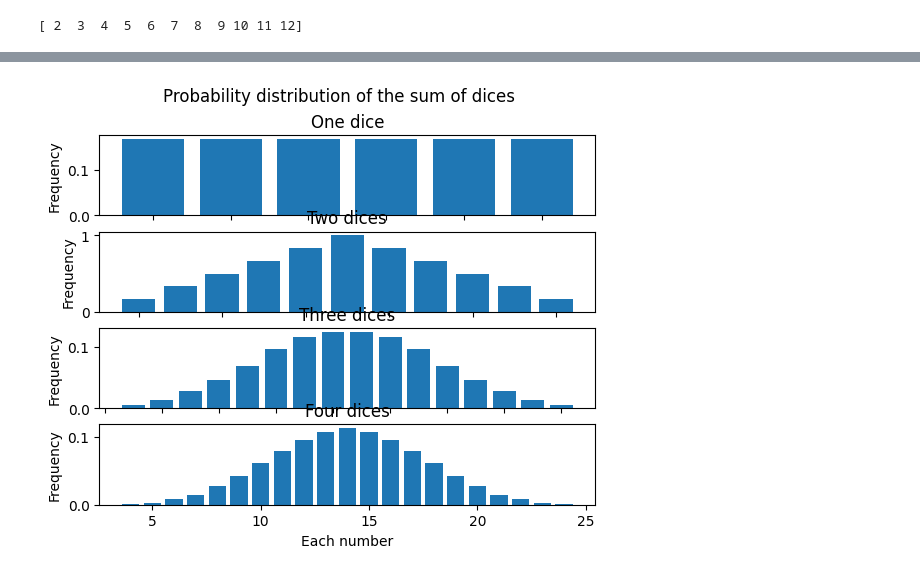
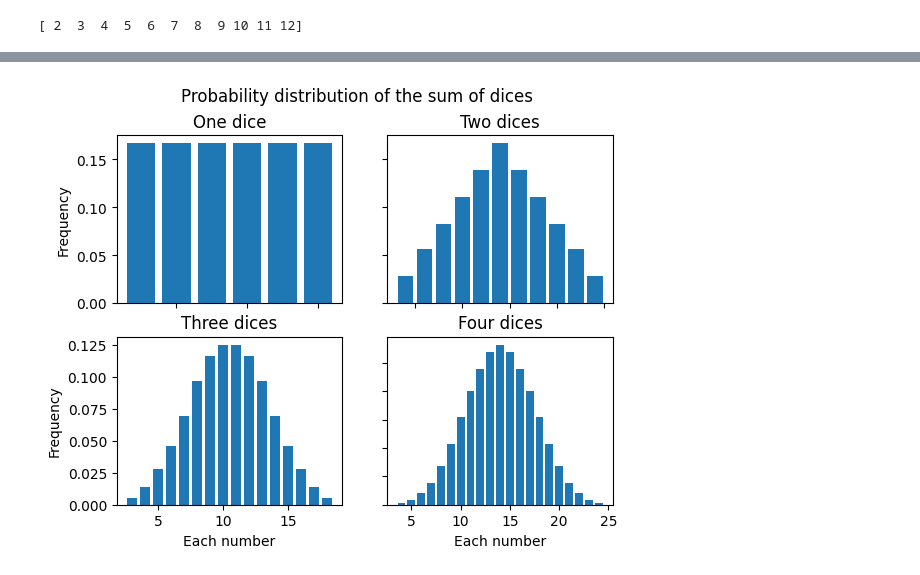
Before and after one commit to Siwenli0615/Siwen-ITHS-AI23, a Jupyter notebook: exercises/10_numpy.ipynb, the cells around one changed output, grey strips where cells are left out. Saved outputs shown, nothing was run; the diff lists cells and outputs as text; code cells hidden in the pictures.

```diff
--- a/exercises/10_numpy.ipynb
+++ b/exercises/10_numpy.ipynb
@@ -277,7 +272,7 @@ count_value = np.bincount(result_flattened - number_dice )
 #print(f"counted value: {count_value}")
 tot2 = len(result_flattened)
 #print(tot2)
-freq2 = np.round(count_value/tot1,3)
+freq2 = np.round(count_value/tot2,3)
 #print(f"frequency{number_dice}: {freq2}")
 
 number_dice = 3
@@ -295,40 +290,40 @@ number_dice = 4
 result = [[[[x+y+z+a for x in range(1,7)]for y in range(1,7)]for z in range(1,7)]for a in range(1,7)]
 result_array = np.array(result)
 result_unique4 = np.unique(result_array)
 #print(result_unique4)
 result_flattened4 = np.array(result_array).flatten()
 count_value = np.bincount(result_flattened4 - number_dice )
 
 freq4 = np.round(count_value/len(result_flattened4),3)
 
 
-fig, axs = plt.subplots(4)
+fig, axs = plt.subplots(2,2)
 fig.suptitle(f"Probability distribution of the sum of dices")
 gs = gridspec.GridSpec(2,2)
 x_values = result_unique1
 #print(x_values)
 y_values = freq1
 #print(y_values)
 x_values2 = result_unique2
 y_values2 = freq2
 x_values3 = result_unique3
 y_values3 = freq3
 x_values4 = result_unique4
 y_values4 = freq4
 
 
-axs[0].bar(x_values, y_values)
-axs[0].set_title('One dice')
-axs[1].bar(x_values2, y_values2)
-axs[1].set_title('Two dices')
-axs[2].bar(x_values3, y_values3)
-axs[2].set_title('Three dices')
-axs[3].bar(x_values4, y_values4)
-axs[3].set_title('Four dices')
+axs[0,0].bar(x_values, y_values)
+axs[0,0].set_title('One dice')
+axs[0,1].bar(x_values2, y_values2)
+axs[0,1].set_title('Two dices')
+axs[1,0].bar(x_values3, y_values3)
+axs[1,0].set_title('Three dices')
+axs[1,1].bar(x_values4, y_values4)
+axs[1,1].set_title('Four dices')
 
 for ax in axs.flat:
     ax.set(xlabel='Each number', ylabel='Frequency')
 for ax in fig.get_axes():
     ax.label_outer()
 # %% [output]
-[figure, old version]
+[figure, new version]
```
Also changed, not shown: parts of 2 cells of this notebook.
